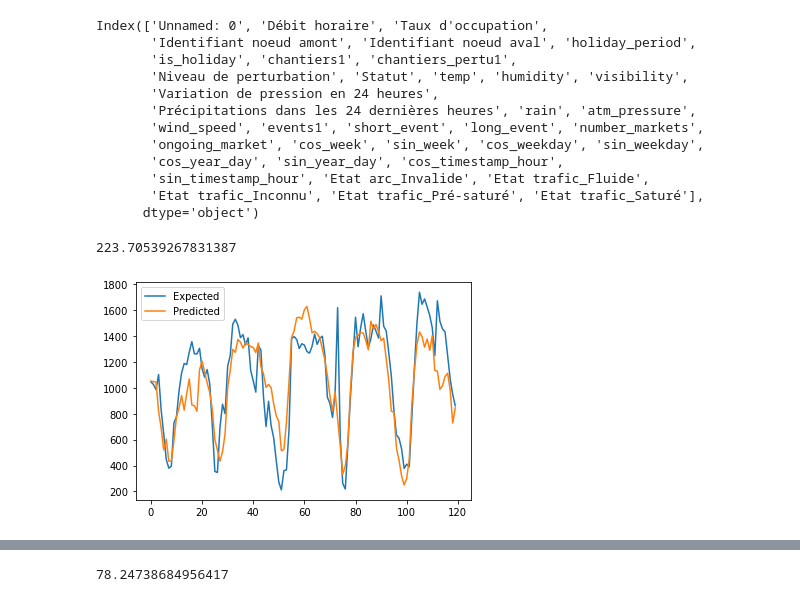
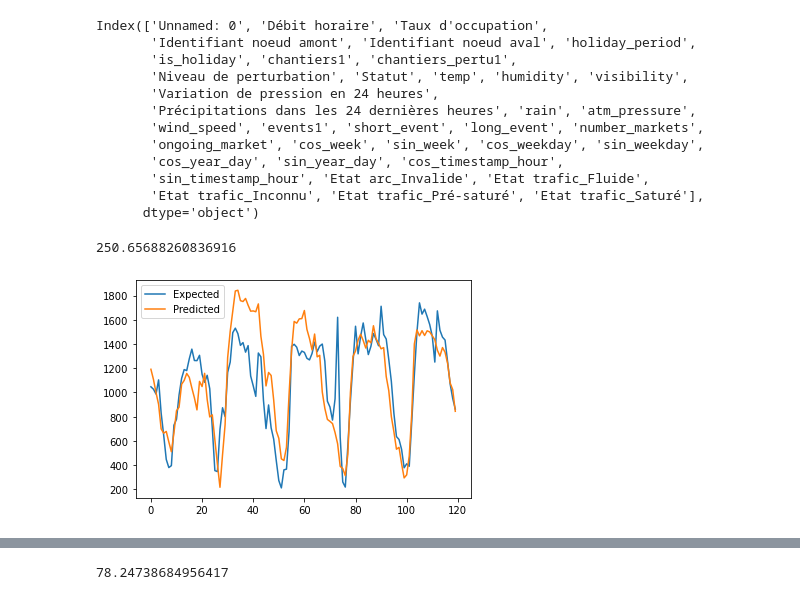
Before and after one commit to Behachee/Road-Traffic-Prediction-Paris, a Jupyter notebook: XGBoost.ipynb, the cells around one changed output, grey strips where cells are left out. Drawn from its saved outputs; the diff is of its cells as text; code cells hidden in the pictures.

```diff
--- a/XGBoost.ipynb
+++ b/XGBoost.ipynb
@@ -271,21 +216,0 @@ def series_to_supervised_reduced(data, dropnan=True):
-# %%
-champs['Débit horaire'] = champs['Débit horaire'].interpolate(method='linear')
-champs["Taux d'occupation"] = champs["Taux d'occupation"].interpolate(method='linear')
-champs["temp"] = champs["temp"].interpolate(method='linear')
-champs["humidity"] = champs["humidity"].interpolate(method='linear')
-champs["visibility"] = champs["visibility"].interpolate(method='linear')
-champs["Variation de pression en 24 heures"] = champs["Variation de pression en 24 heures"].interpolate(method='linear')
-champs["Précipitations dans les 24 dernières heures"] = champs["Précipitations dans les 24 dernières heures"].interpolate(method='linear')
-champs["rain"] = champs["rain"].interpolate(method='linear')
-champs["atm_pressure"] = champs["atm_pressure"].interpolate(method='linear')
-champs["wind_speed"] = champs["wind_speed"].interpolate(method='linear')
-
-lags = series_to_supervised_reduced(champs['Débit horaire'])
-
-champs_fr_removed = champs.iloc[168:, :]
-
-champs_with_lags = pd.concat([champs_fr_removed, lags], axis=1)
-
-champs_numeric = champs_with_lags.drop(columns=['Libelle', 'Date et heure de comptage', 'Libelle noeud amont', 'Libelle noeud aval', 'date', 'timestamp', 'timestamp_short', 'arrondissement','Identifiant arc', 'holiday', 'yearmonth', 'day_of_week'], errors='ignore')
-
-champs_numeric = pd.get_dummies(champs_numeric, columns=['Etat arc', 'Etat trafic'], drop_first=True)
@@ -485,32 +530,35 @@ Index(['Unnamed: 0', 'Débit horaire', 'Taux d'occupation',
        'Etat trafic_Inconnu', 'Etat trafic_Pré-saturé', 'Etat trafic_Saturé'],
       dtype='object')
 # %%
-champs_numeric = champs.drop(columns=['Libelle', "Taux d'occupation", 'Date et heure de comptage', 'Libelle noeud amont', 'Libelle noeud aval', 'date', 'timestamp', 'timestamp_short', 'arrondissement','Identifiant arc', 'holiday', 'yearmonth', 'day_of_week', 'Etat arc', 'Etat trafic'], errors='ignore')
+champs_numeric = champs.drop(columns=['Libelle', "Taux d'occupation", 'Date et heure de comptage', 'Libelle noeud amont', 'Libelle noeud aval', 'date', 'timestamp', 'timestamp_short', 'arrondissement','Identifiant arc', 'holiday', 'yearmonth', 'day_of_week', 'Etat arc', 'Etat trafic', 'Variation de pression en 24 heures',
+       'Précipitations dans les 24 dernières heures', 'Identifiant noeud amont',
+       'Identifiant noeud aval', 'Unnamed: 0', 'year', 'quarter', 'month', 'day_of_month', 'week', 'weekday', 'starting_hour', 'stopping_hour', 'timestamp_hour', 'year_day', 'cosweek', 'sinweek', 'cosweekday', 'sinweekday', 'cosyear_day', 'sinyear_day', 'costimestamp_hour', 'sintimestamp_hour'], errors='ignore')
 
 train, test = champs_numeric.iloc[:-120, :], champs_numeric.iloc[-120:, :]
 
 trainX, trainy = train.loc[:, train.columns != 'Débit horaire'], train.loc[:, ['Débit horaire']]
 testX, testy = test.loc[:, test.columns != 'Débit horaire'], test.loc[:, ['Débit horaire']]
+
 
 trainX = np.asarray(trainX)
 trainy = np.asarray(trainy)
 testX = np.asarray(testX)
 testy = np.asarray(testy)
 
 model = XGBRegressor(objective='reg:squarederror', n_estimators=1000)
 model.fit(trainX, trainy)
 
 yhat = model.predict(testX)
 
 error = mean_squared_error(testy, yhat)
 
 rmse = np.sqrt(error)
 print(rmse)
 # plot expected vs preducted
 plt.plot(testy, label='Expected')
 plt.plot(yhat, label='Predicted')
 plt.legend()
 plt.show()
 # %% [output]
-223.70539267831387
+250.65688260836916
-[figure, old version]
+[figure, new version]
```
Also changed, not shown: parts of 15 cells of this notebook, 1 other file.
